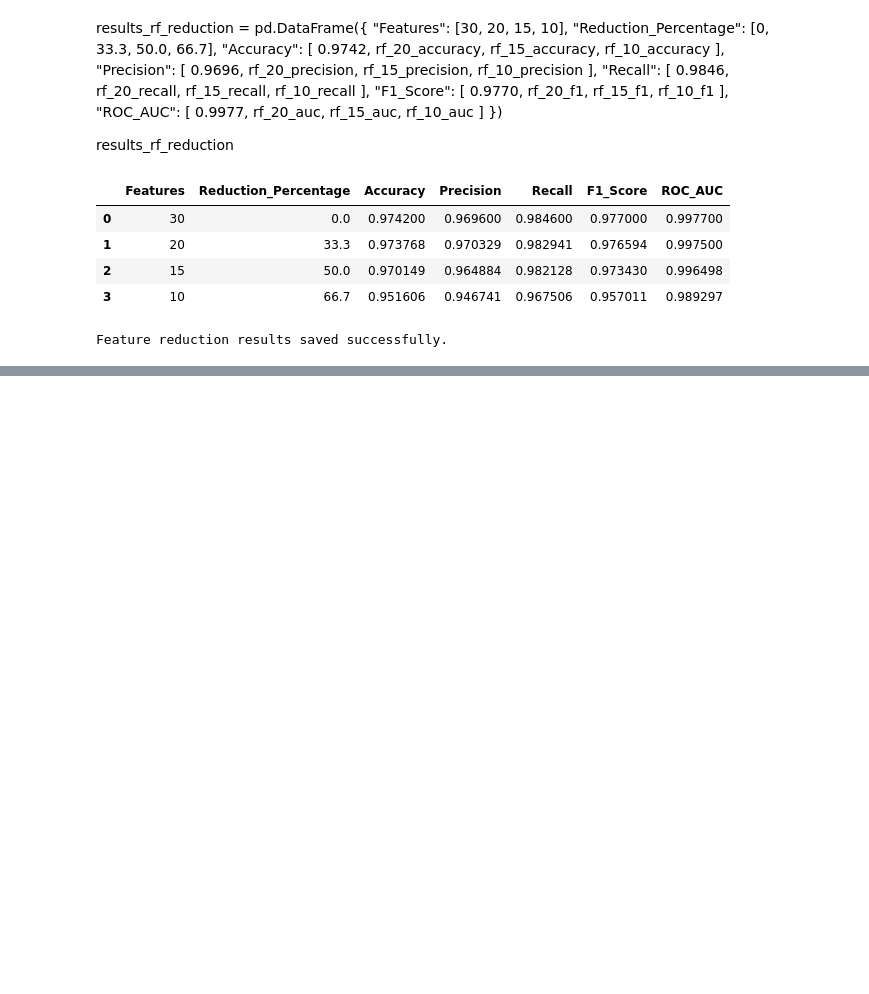
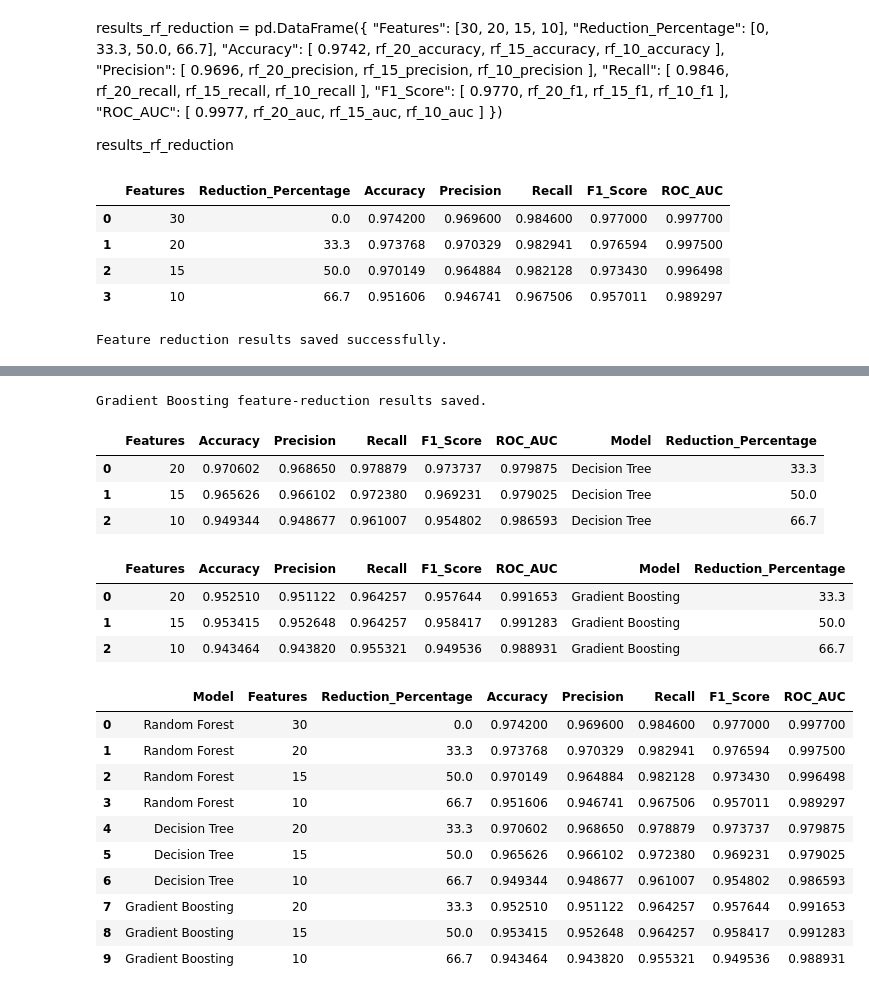
Before and after one commit to Yashi-tech-ai/Phishing-Website-Detection-and-Feature-Reduction, a Jupyter notebook: notebooks/05_feature_selection.ipynb, the cells around one changed output, grey strips where cells are left out. Cells and saved outputs as stored; diff of their text form; code cells hidden in the pictures; blank space fills up the shorter version.

```diff
--- a/notebooks/05_feature_selection.ipynb
+++ b/notebooks/05_feature_selection.ipynb
@@ -332,0 +456,73 @@ Feature reduction results saved successfully.
+# %%
+gb_results_df.to_csv(
+    "../results/tables/gradient_boosting_feature_reduction.csv",
+    index=False
+)
+
+print("Gradient Boosting feature-reduction results saved.")
+# %% [output]
+Gradient Boosting feature-reduction results saved.
+# %%
+dt_results_df["Reduction_Percentage"] = (
+    (30 - dt_results_df["Features"]) / 30 * 100
+).round(1)
+
+gb_results_df["Reduction_Percentage"] = (
+    (30 - gb_results_df["Features"]) / 30 * 100
+).round(1)
+
+dt_results_df
+# %% [output]
+|  | Features | Accuracy | Precision | Recall | F1_Score | ROC_AUC | Model | Reduction_Percentage |
+| 0 | 20 | 0.970602 | 0.968650 | 0.978879 | 0.973737 | 0.979875 | Decision Tree | 33.3 |
+| 1 | 15 | 0.965626 | 0.966102 | 0.972380 | 0.969231 | 0.979025 | Decision Tree | 50.0 |
+| 2 | 10 | 0.949344 | 0.948677 | 0.961007 | 0.954802 | 0.986593 | Decision Tree | 66.7 |
+# %%
+gb_results_df["Reduction_Percentage"] = (
+    (30 - gb_results_df["Features"]) / 30 * 100
+).round(1)
+
+gb_results_df
+# %% [output]
+|  | Features | Accuracy | Precision | Recall | F1_Score | ROC_AUC | Model | Reduction_Percentage |
+| 0 | 20 | 0.952510 | 0.951122 | 0.964257 | 0.957644 | 0.991653 | Gradient Boosting | 33.3 |
+| 1 | 15 | 0.953415 | 0.952648 | 0.964257 | 0.958417 | 0.991283 | Gradient Boosting | 50.0 |
+| 2 | 10 | 0.943464 | 0.943820 | 0.955321 | 0.949536 | 0.988931 | Gradient Boosting | 66.7 |
+# %%
+rf_results_df["Model"] = "Random Forest"
+
+combined_reduction_results = pd.concat(
+    [
+        rf_results_df,
+        dt_results_df,
+        gb_results_df
+    ],
+    ignore_index=True
+)
+
+combined_reduction_results = combined_reduction_results[
+    [
+        "Model",
+        "Features",
+        "Reduction_Percentage",
+        "Accuracy",
+        "Precision",
+        "Recall",
+        "F1_Score",
+        "ROC_AUC"
+    ]
+]
+
+combined_reduction_results
+# %% [output]
+|  | Model | Features | Reduction_Percentage | Accuracy | Precision | Recall | F1_Score | ROC_AUC |
+| 0 | Random Forest | 30 | 0.0 | 0.974200 | 0.969600 | 0.984600 | 0.977000 | 0.997700 |
+| 1 | Random Forest | 20 | 33.3 | 0.973768 | 0.970329 | 0.982941 | 0.976594 | 0.997500 |
+| 2 | Random Forest | 15 | 50.0 | 0.970149 | 0.964884 | 0.982128 | 0.973430 | 0.996498 |
+| 3 | Random Forest | 10 | 66.7 | 0.951606 | 0.946741 | 0.967506 | 0.957011 | 0.989297 |
+| 4 | Decision Tree | 20 | 33.3 | 0.970602 | 0.968650 | 0.978879 | 0.973737 | 0.979875 |
+| 5 | Decision Tree | 15 | 50.0 | 0.965626 | 0.966102 | 0.972380 | 0.969231 | 0.979025 |
+| 6 | Decision Tree | 10 | 66.7 | 0.949344 | 0.948677 | 0.961007 | 0.954802 | 0.986593 |
+| 7 | Gradient Boosting | 20 | 33.3 | 0.952510 | 0.951122 | 0.964257 | 0.957644 | 0.991653 |
+| 8 | Gradient Boosting | 15 | 50.0 | 0.953415 | 0.952648 | 0.964257 | 0.958417 | 0.991283 |
+| 9 | Gradient Boosting | 10 | 66.7 | 0.943464 | 0.943820 | 0.955321 | 0.949536 | 0.988931 |
```
Also changed, not shown: parts of 7 cells of this notebook, 3 other files.
